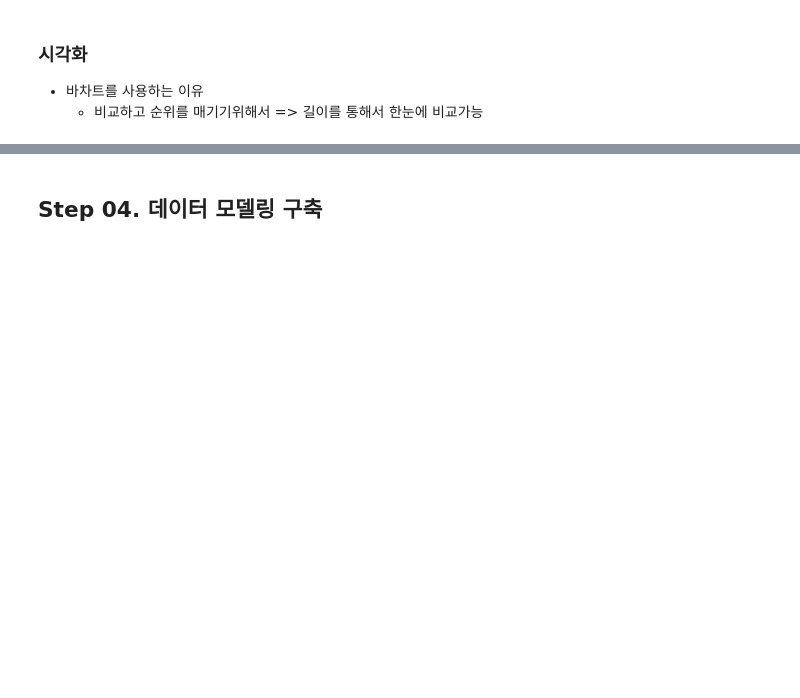
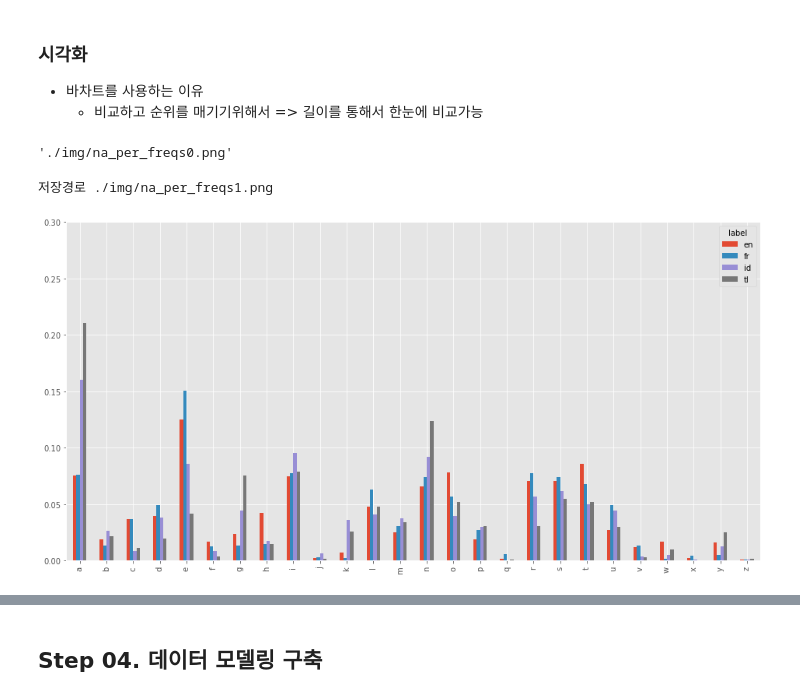
Before and after one commit to Jerrykim91/Bigdata_Analytics, a Jupyter notebook: Build_Modeling/Ml/Sense of language translation services using Ml.ipynb, the cells around one changed output, grey strips where cells are left out. Cells and saved outputs as stored; diff of their text form; code cells hidden in the pictures; blank space fills up the shorter version.

```diff
--- a/Build_Modeling/Ml/Sense of language translation services using Ml.ipynb
+++ b/Build_Modeling/Ml/Sense of language translation services using Ml.ipynb
@@ -685,8 +685,8 @@ import matplotlib.pyplot as plt
 # %%
 # 변수
 file_path = './input/'
-full_path = file_path + 'labels_freqs_data'
 file_name = 'labels_freqs_data'
+full_path = file_path + file_name
 # %% [markdown]
 ### 2. 데이터 로드
 # %%
@@ -963,6 +963,6 @@ df_pv.head(2),df_pv.shape
  a      0.075558  0.076183  0.160047  0.210537
  b      0.018601  0.013140  0.026276  0.021824, (26, 4))
 # %%
-df_pv= df_pv.T
-df_pv
-# 결과가 레이블이 columns 일떄의 피벗테일블과 유사
+# df_pv= df_pv.T
+# df_pv
+# # 결과가 레이블이 columns 일떄의 피벗테일블과 유사
@@ -1019,0 +1000,26 @@ df_pv.shape
+# %%
+# 저장 변수
+num = 0
+file_path = './img/na_per_freqs{}.png'.format(num)
+file_path
+# %% [output]
+'./img/na_per_freqs0.png'
+# %%
+# 바차트 이용해서 한눈에 보기
+# 플로팅 패키지 => ggplot
+# style.available
+plt.style.use('ggplot')
+# 플로팅, y축의 값을 특정 구간으로 제한  =>  ylim=(0,0.25)
+
+
+# 한그래프에 담기
+df_pv.plot(kind='bar',figsize=(16,8), ylim=(0,0.3))
+
+# 저장
+num = 1
+file_path = './img/na_per_freqs{}.png'.format(num)
+print('저장경로',file_path)
+plt.savefig(file_path)
+# %% [output]
+저장경로 ./img/na_per_freqs1.png
+[figure, added]
```
Also changed, not shown: parts of 29 cells of this notebook, 29 other files.
